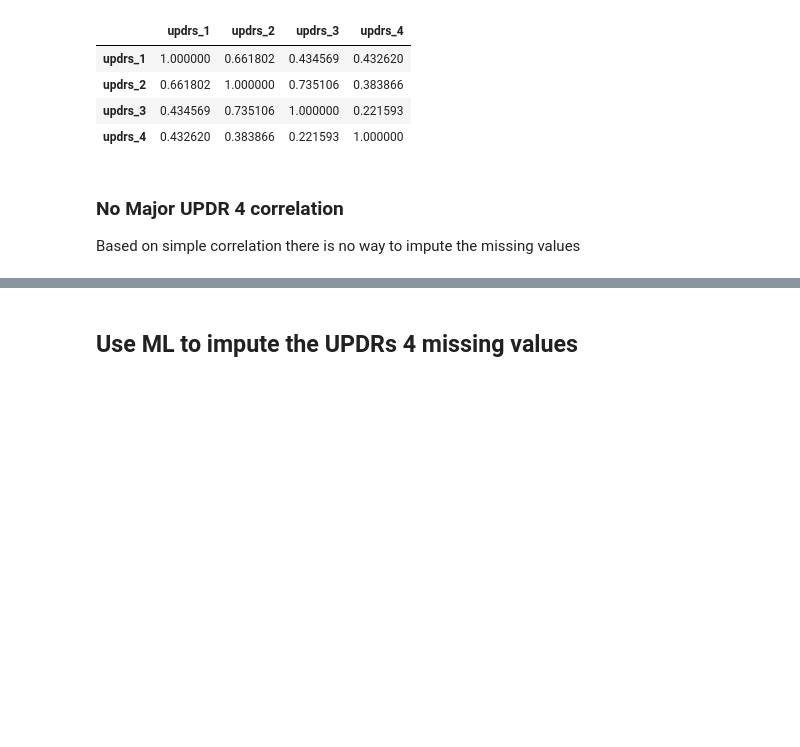
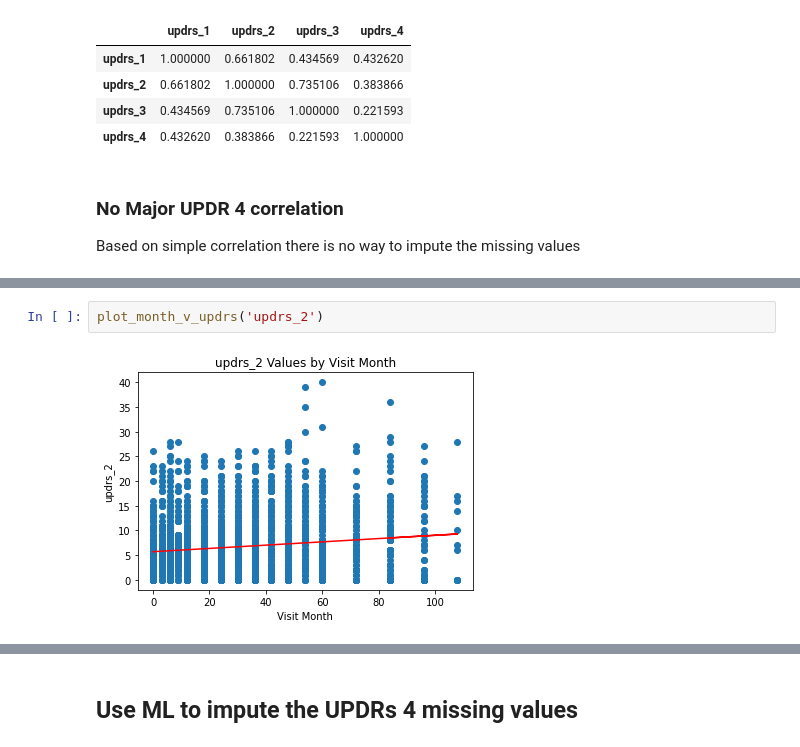
Before and after one commit to dagartga/Boosted-Models-for-Parkinsons-Prediction, a Jupyter notebook: parkinsons_1/notebooks/EDA_RandomForest.ipynb, the cells around one changed output, grey strips where cells are left out. Drawn from its saved outputs; the diff is of its cells as text; blank space fills up the shorter version.

```diff
--- a/parkinsons_1/notebooks/EDA_RandomForest.ipynb
+++ b/parkinsons_1/notebooks/EDA_RandomForest.ipynb
@@ -291,0 +309,4 @@ Based on simple correlation there is no way to impute the missing values
+# %%
+plot_month_v_updrs('updrs_2')
+# %% [output]
+[figure, added]
```
Also changed, not shown: parts of 65 cells of this notebook, 51 other files.
